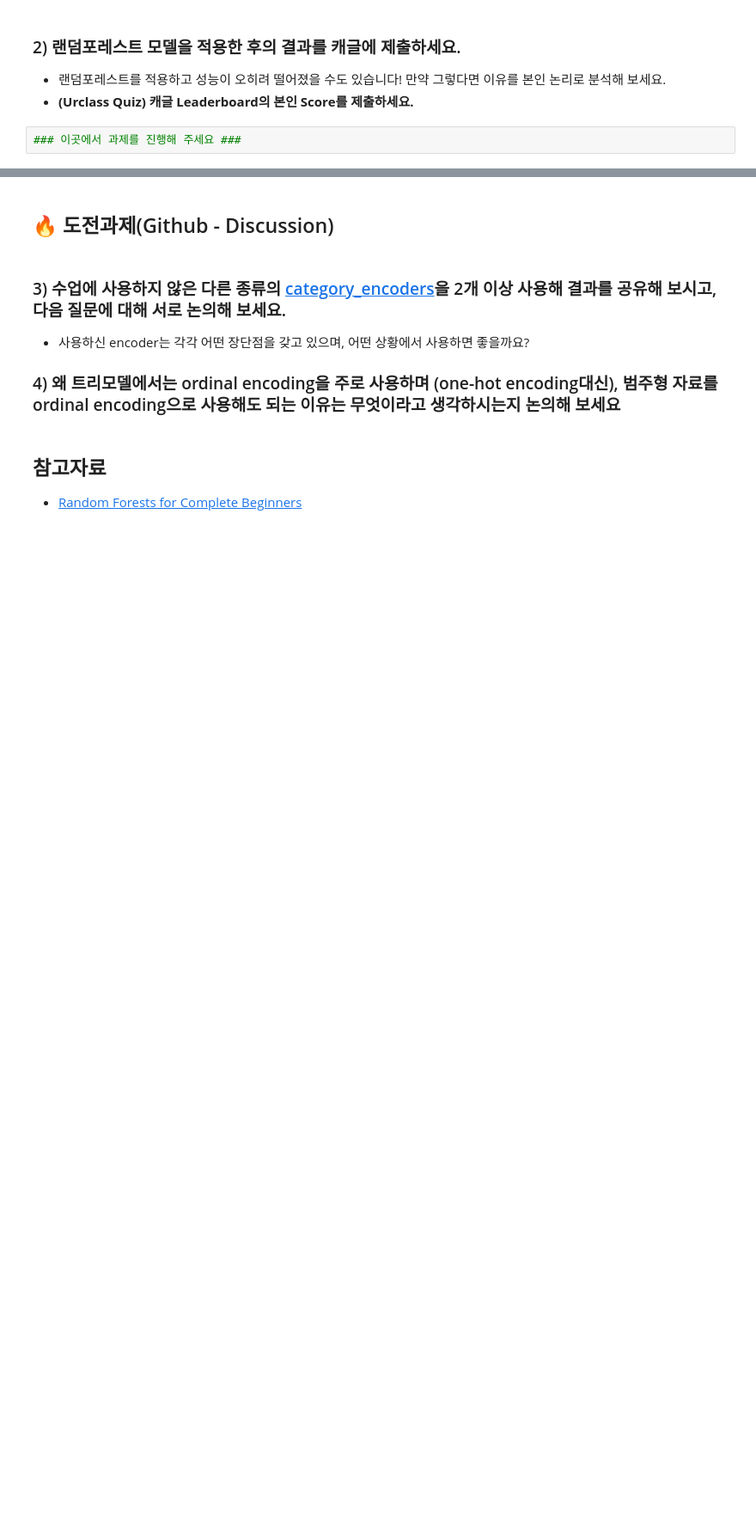
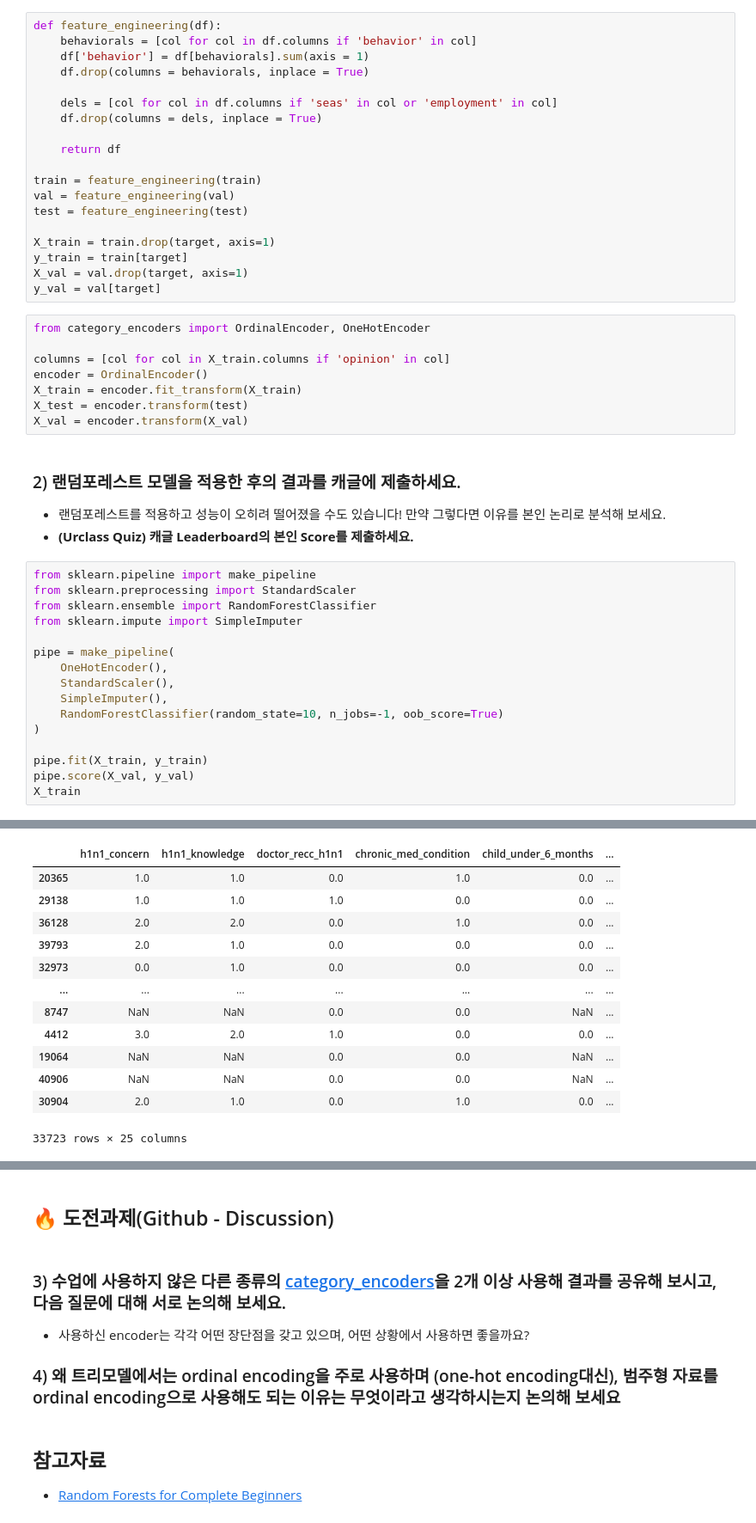
Before and after one commit to KindOrca/BootCamp, a Jupyter notebook: n222-random-forests/n222a-random-forests.ipynb, the cells around one changed output, grey strips where cells are left out. Shown: that part at 86% size. Cells and saved outputs as stored; diff of their text form; blank space fills up the shorter version.

```diff
--- a/n222-random-forests/n222a-random-forests.ipynb
+++ b/n222-random-forests/n222a-random-forests.ipynb
@@ -22,6 +43,48 @@
+# %%
+def feature_engineering(df):
+    behaviorals = [col for col in df.columns if 'behavior' in col]
+    df['behavior'] = df[behaviorals].sum(axis = 1)
+    df.drop(columns = behaviorals, inplace = True)
+
+    dels = [col for col in df.columns if 'seas' in col or 'employment' in col]
+    df.drop(columns = dels, inplace = True)
+
+    return df
+
+train = feature_engineering(train)
+val = feature_engineering(val)
+test = feature_engineering(test)
+
+X_train = train.drop(target, axis=1)
+y_train = train[target]
+X_val = val.drop(target, axis=1)
+y_val = val[target]
+# %%
+from category_encoders import OrdinalEncoder, OneHotEncoder
+
+columns = [col for col in X_train.columns if 'opinion' in col]
+encoder = OrdinalEncoder()
+X_train = encoder.fit_transform(X_train)
+X_test = encoder.transform(test)
+X_val = encoder.transform(X_val)
 # %% [markdown]
 ### 2) 랜덤포레스트 모델을 적용한 후의 결과를 캐글에 제출하세요.
 - 랜덤포레스트를 적용하고 성능이 오히려 떨어졌을 수도 있습니다! 만약 그렇다면 이유를 본인 논리로 분석해 보세요.
 - **(Urclass Quiz) 캐글 Leaderboard의 본인 Score를 제출하세요.**
-# %%
-### 이곳에서 과제를 진행해 주세요 ###
+# %%
+from sklearn.pipeline import make_pipeline
+from sklearn.preprocessing import StandardScaler
+from sklearn.ensemble import RandomForestClassifier
+from sklearn.impute import SimpleImputer
+
+pipe = make_pipeline(
+    OneHotEncoder(),
+    StandardScaler(),
+    SimpleImputer(),
+    RandomForestClassifier(random_state=10, n_jobs=-1, oob_score=True)
+)
+
+pipe.fit(X_train, y_train)
+pipe.score(X_val, y_val)
+X_train
+# %% [output]
@@ -27,0 +92,13 @@
+|  | h1n1_concern | h1n1_knowledge | doctor_recc_h1n1 | chronic_med_condition | child_under_6_months | ... |
+| 20365 | 1.0 | 1.0 | 0.0 | 1.0 | 0.0 | ... |
+| 29138 | 1.0 | 1.0 | 1.0 | 0.0 | 0.0 | ... |
+| 36128 | 2.0 | 2.0 | 0.0 | 1.0 | 0.0 | ... |
+| 39793 | 2.0 | 1.0 | 0.0 | 0.0 | 0.0 | ... |
+| 32973 | 0.0 | 1.0 | 0.0 | 0.0 | 0.0 | ... |
+| ... | ... | ... | ... | ... | ... | ... |
+| 8747 | NaN | NaN | 0.0 | 0.0 | NaN | ... |
+| 4412 | 3.0 | 2.0 | 1.0 | 0.0 | 0.0 | ... |
+| 19064 | NaN | NaN | 0.0 | 0.0 | NaN | ... |
+| 40906 | NaN | NaN | 0.0 | 0.0 | NaN | ... |
+| 30904 | 2.0 | 1.0 | 0.0 | 1.0 | 0.0 | ... |
+33723 rows × 25 columns
```
Also changed, not shown: parts of 8 cells of this notebook.
